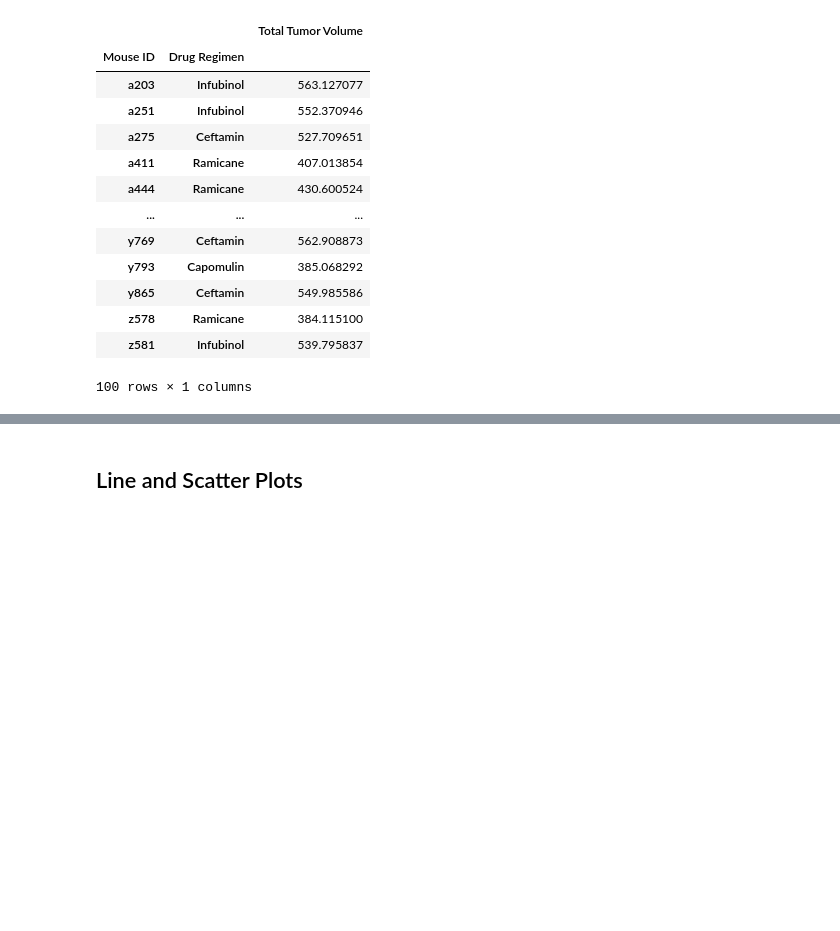
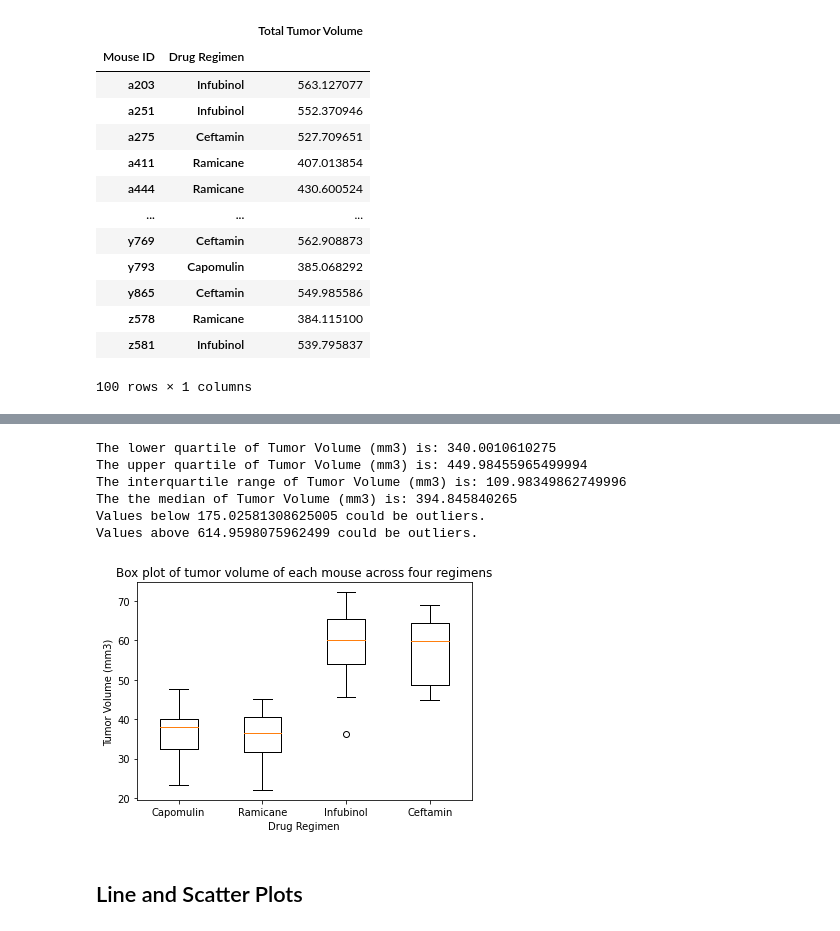
Before and after one commit to radhar16/Matplotlib---challenge, a Jupyter notebook: Pymaceuticals/pymaceuticals_starter.ipynb, the cells around one changed output, grey strips where cells are left out. Cells and saved outputs as stored; diff of their text form; code cells hidden in the pictures; blank space fills up the shorter version.

Commit message:
Completed box plots

```diff
--- a/Pymaceuticals/pymaceuticals_starter.ipynb
+++ b/Pymaceuticals/pymaceuticals_starter.ipynb
@@ -319,25 +313,63 @@ array(['Ramicane', 'Capomulin', 'Infubinol', 'Placebo', 'Ceftamin',
 # %%
 # Put treatments into a list for for loop (and later for plot labels)
+# Capomulin, Ramicane, Infubinol, and Ceftamin
 
-treatments = ['Ramicane', 'Capomulin', 'Infubinol', 'Placebo', 'Ceftamin',
-              'Stelasyn', 'Zoniferol', 'Ketapril', 'Propriva', 'Naftisol']
+treatments = ['Capomulin','Ramicane', 'Infubinol', 'Ceftamin']
 
 # Create empty list to fill with tumor vol data (for plotting)
 
 tumor_vol = []
 
 # Calculate the IQR and quantitatively determine if there are any potential outliers.
+tumor_volumes = tumor_summary_df['Total Tumor Volume']
+quartiles = tumor_volumes.quantile([.25,.5,.75])
+lowerq = quartiles[0.25]
+upperq = quartiles[0.75]
+iqr = upperq-lowerq
 
+print(f"The lower quartile of Tumor Volume (mm3) is: {lowerq}")
+print(f"The upper quartile of Tumor Volume (mm3) is: {upperq}")
+print(f"The interquartile range of Tumor Volume (mm3) is: {iqr}")
+print(f"The the median of Tumor Volume (mm3) is: {quartiles[0.5]} ")
 
-    # Locate the rows which contain mice on each drug and get the tumor volumes
-
-
-    # add subset
-
-
-    # Determine outliers using upper and lower bounds
+# Determine outliers using upper and lower bounds
+lower_bound = lowerq - (1.5*iqr)
+upper_bound = upperq + (1.5*iqr)
+print(f"Values below {lower_bound} could be outliers.")
+print(f"Values above {upper_bound} could be outliers.")
+# %% [output]
+The lower quartile of Tumor Volume (mm3) is: 340.0010610275
+The upper quartile of Tumor Volume (mm3) is: 449.98455965499994
+The interquartile range of Tumor Volume (mm3) is: 109.98349862749996
+The the median of Tumor Volume (mm3) is: 394.845840265
+Values below 175.02581308625005 could be outliers.
+Values above 614.9598075962499 could be outliers.
+# %%
+# Locate the rows which contain mice on each drug and get the tumor volumes
+
+tumor_capomulin = merge_df.loc[(merge_df["Drug Regimen"] == "Capomulin")]
+tumor_capomulin = tumor_capomulin["Tumor Volume (mm3)"]
+
+tumor_ramicane = merge_df.loc[(merge_df["Drug Regimen"] == "Ramicane")]
+tumor_ramicane = tumor_ramicane["Tumor Volume (mm3)"]
+
+tumor_infubinol = merge_df.loc[(merge_df["Drug Regimen"] == "Infubinol")]
+tumor_infubinol = tumor_infubinol["Tumor Volume (mm3)"]
+
+tumor_ceftamin = merge_df.loc[(merge_df["Drug Regimen"] == "Ceftamin")]
+tumor_ceftamin = tumor_ceftamin["Tumor Volume (mm3)"]
 # %%
 # Generate a box plot of the final tumor volume of each mouse across four regimens of interest
+tumor_vol = [tumor_capomulin,tumor_ramicane,tumor_infubinol,tumor_ceftamin]
+
+fig1, ax1 = plt.subplots()
+ax1.set_title('Box plot of tumor volume of each mouse across four regimens')
+ax1.set_ylabel('Tumor Volume (mm3)')
+ax1.set_xlabel('Drug Regimen')
+ax1.boxplot(tumor_vol, labels = treatments )
+plt.show()
+# %% [output]
+[figure, added]
 # %% [markdown]
 ## Line and Scatter Plots
 # %%
```
Also changed, not shown: parts of 4 cells of this notebook.
